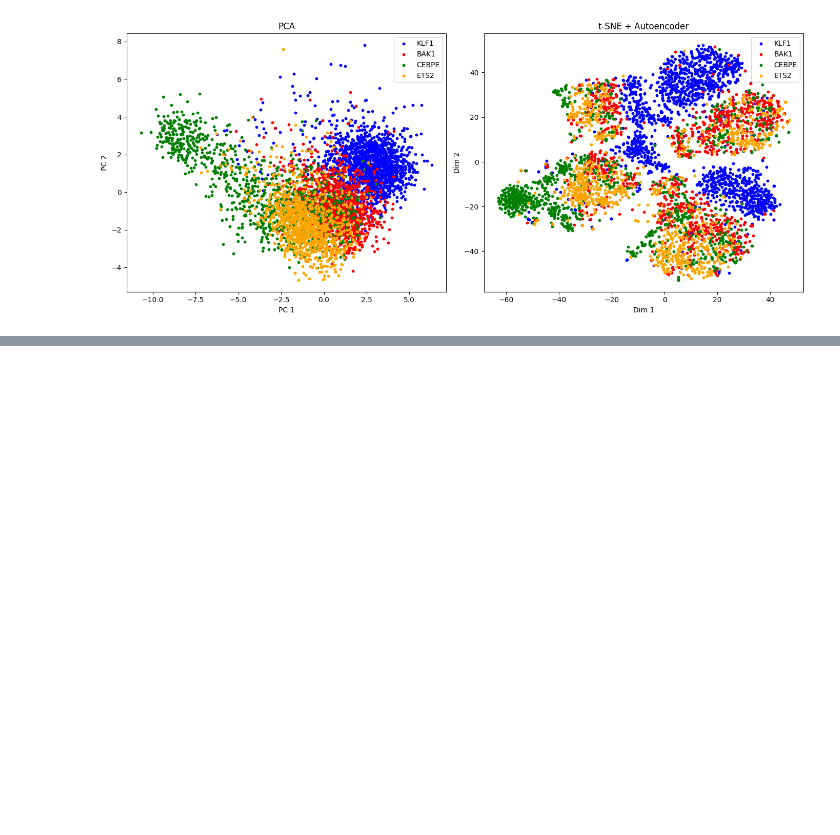
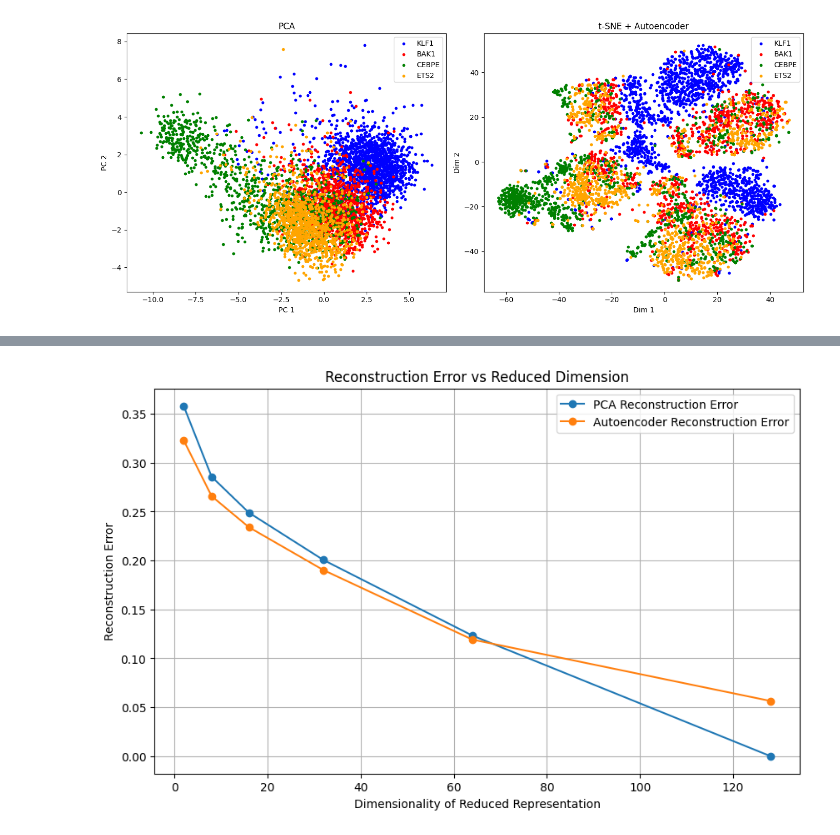
Before and after one commit to Fatemehss94/amlg, a Jupyter notebook: project_Autoencoder.ipynb, the cells around one changed output, grey strips where cells are left out. Cells and saved outputs as stored; diff of their text form; code cells hidden in the pictures; blank space fills up the shorter version.

```diff
--- a/project_Autoencoder.ipynb
+++ b/project_Autoencoder.ipynb
@@ -365,0 +402,85 @@ plt.show()
+# %%
+import matplotlib.pyplot as plt
+from sklearn.decomposition import PCA
+import torch
+import torch.nn as nn
+import torch.optim as optim
+
+# Define Autoencoder
+class Autoencoder(nn.Module):
+    def __init__(self, input_dim, latent_dim):
+        super(Autoencoder, self).__init__()
+        self.encoder = nn.Sequential(
+            nn.Linear(input_dim, 128),
+            nn.ReLU(),
+            nn.Linear(128, latent_dim)
+        )
+        self.decoder = nn.Sequential(
+            nn.Linear(latent_dim, 128),
+            nn.ReLU(),
+            nn.Linear(128, input_dim)
+        )
+
+    def forward(self, x):
+        encoded = self.encoder(x)
+        decoded = self.decoder(encoded)
+        return decoded
+
+# Define the training function
+def train_autoencoder(model, train_loader, optimizer, criterion, num_epochs):
+    model.train()
+    progress_bar = tqdm(range(num_epochs), desc="Training Progress")  # Progress bar for epochs
+    for epoch in progress_bar:
+        epoch_loss = 0
+        for inputs, _ in train_loader:
+            inputs = inputs.view(inputs.size(0), -1)  # Flatten input for linear layers
+            optimizer.zero_grad()
+            outputs = model(inputs)
+            loss = criterion(outputs, inputs)
+            loss.backward()
+            optimizer.step()
+            epoch_loss += loss.item()
+
+        progress_bar.set_postfix(epoch_loss=epoch_loss/len(train_loader))
+
+k_values = [2, 8, 16, 32, 64, 128]  # Different latent dimensions
+pca_errors = []
+autoencoder_errors = []
+
+# Convert data to numpy for PCA and PyTorch for Autoencoder
+X_numpy = X.numpy()
+
+# Loop over latent dimensions
+for k in k_values:
+    # PCA
+    pca_kd = PCA(n_components=k)
+    X_pca_kd = pca_kd.fit_transform(X_numpy)
+    X_pca_kd_reconstructed = pca_kd.inverse_transform(X_pca_kd)
+    pca_error = ((X_numpy - X_pca_kd_reconstructed) ** 2).mean()
+    pca_errors.append(pca_error)
+
+    model = Autoencoder(input_dim=X.shape[1], latent_dim=k)
+    criterion = nn.MSELoss()
+    optimizer = optim.Adam(model.parameters(), lr=0.001)
+    num_epochs = 100
+    train_autoencoder(model, train_loader, optimizer, criterion, num_epochs)
+
+    # Reconstruct data
+    model.eval()
+    with torch.no_grad():
+        X_autoencoded_reconstructed = model(X).numpy()
+    autoencoder_error = ((X_numpy - X_autoencoded_reconstructed) ** 2).mean()
+    autoencoder_errors.append(autoencoder_error)
+
+# Plot Reconstruction Errors
+plt.figure(figsize=(10, 6))
+plt.plot(k_values, pca_errors, label="PCA Reconstruction Error", marker="o")
+plt.plot(k_values, autoencoder_errors, label="Autoencoder Reconstruction Error", marker="o")
+plt.xlabel("Dimensionality of Reduced Representation")
+plt.ylabel("Reconstruction Error")
+plt.title("Reconstruction Error vs Reduced Dimension")
+plt.legend()
+plt.grid()
+plt.show()
+# %% [output]
+[figure, added]
```
Also changed, not shown: parts of 14 cells of this notebook.
